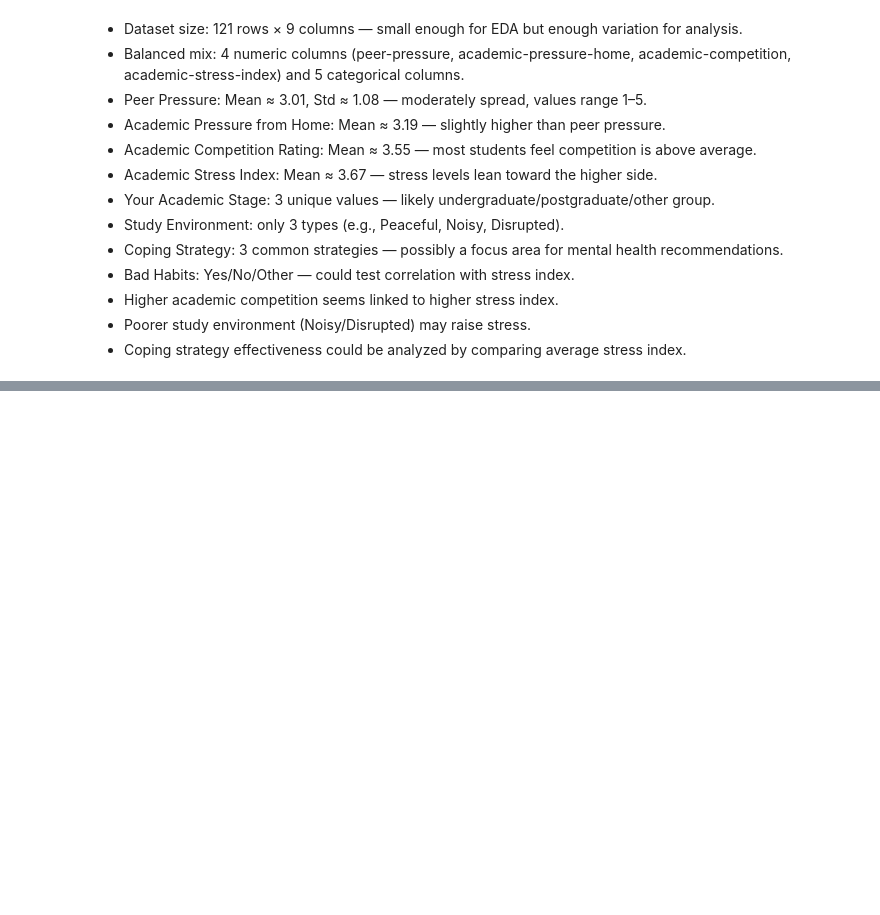
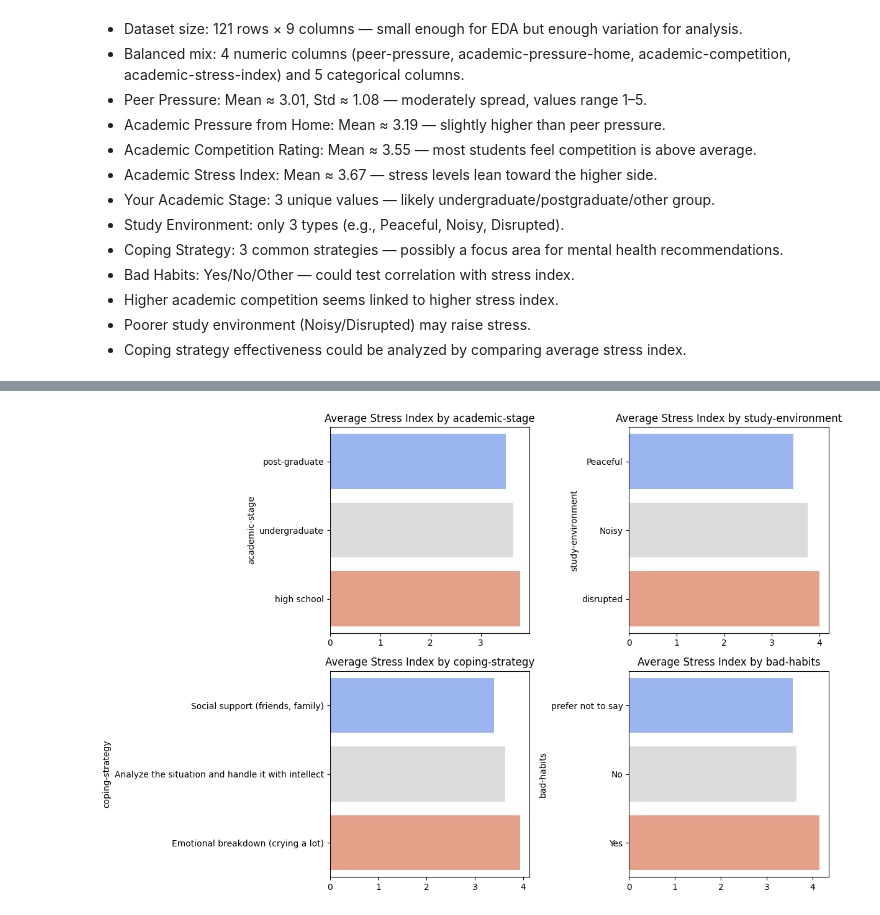
Before and after one commit to alabhastam/student-academic-stress, a Jupyter notebook: main.ipynb, the cells around one changed output, grey strips where cells are left out. Cells and saved outputs as stored; diff of their text form; code cells hidden in the pictures; blank space fills up the shorter version.

```diff
--- a/main.ipynb
+++ b/main.ipynb
@@ -91,0 +167,15 @@ Do you have any bad habits like smoking, drinking on a daily basis?: 3 unique va
+# %%
+# -----------------
+# 4. Average Stress by Categorical Features
+# -----------------
+rows = (len(categorical_cols) + 1) // 2
+fig, axes = plt.subplots(rows, 2, figsize=(12, 4*rows))
+axes = axes.flatten()
+for ax, col in zip(axes, categorical_cols):
+    avg_stress = df.groupby(col)['academic-stress-index'].mean().sort_values()
+    sns.barplot(x=avg_stress.values, y=avg_stress.index, ax=ax, palette="coolwarm")
+    ax.set_title(f"Average Stress Index by {col}")
+plt.tight_layout()
+plt.show()
+# %% [output]
+[figure, added]
```
Also changed, not shown: parts of 9 cells of this notebook.
